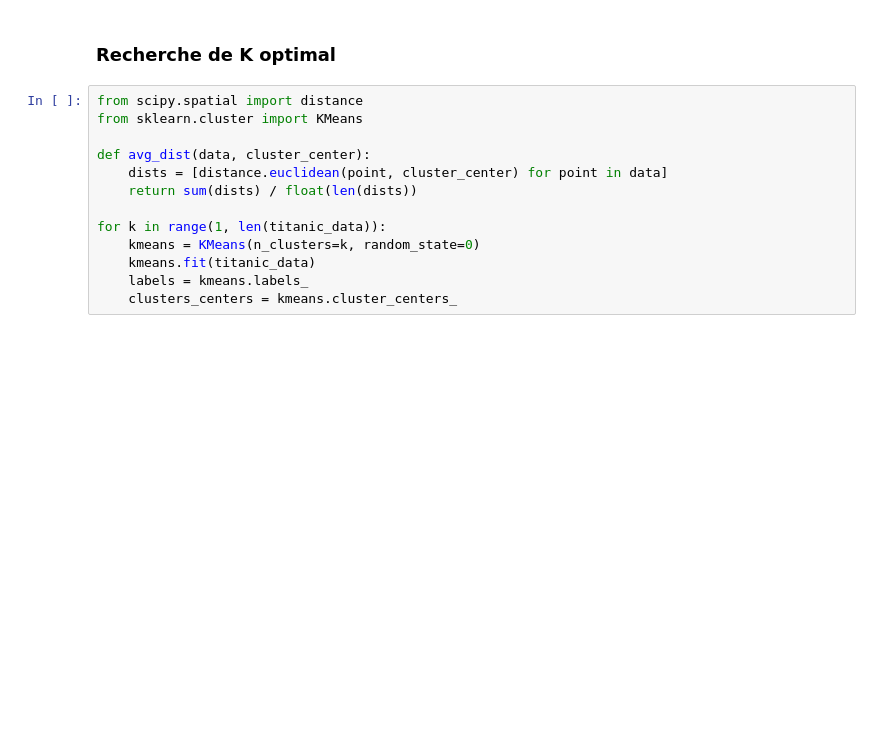
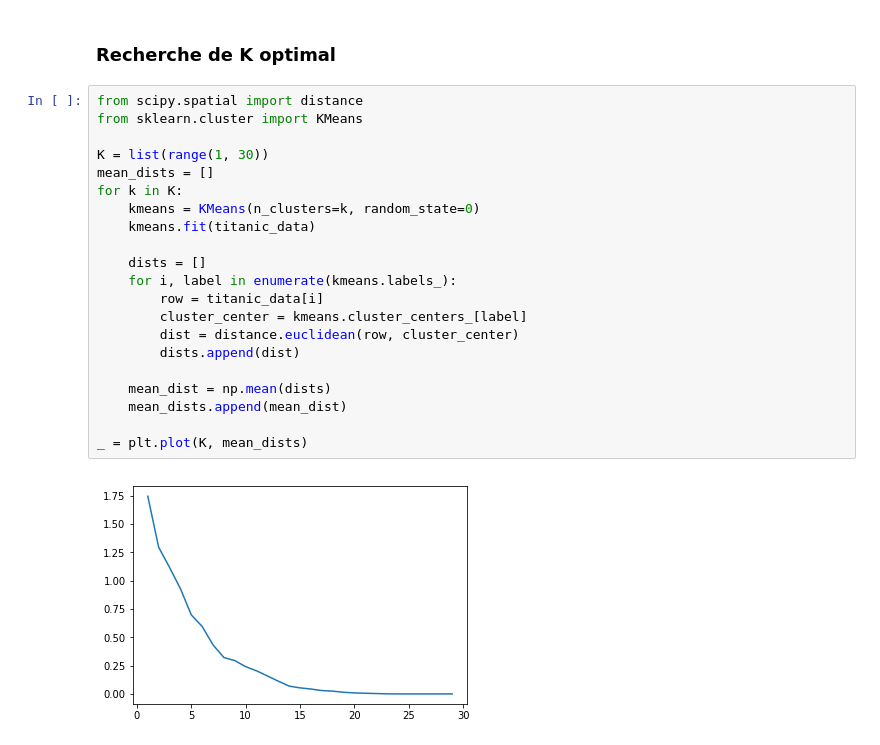
Before and after one commit to flodim/data_science, a Jupyter notebook: data_science.ipynb, the cells around one changed output. Saved outputs shown, nothing was run; the diff lists cells and outputs as text; blank space fills up the shorter version.

```diff
--- a/data_science.ipynb
+++ b/data_science.ipynb
@@ -70,13 +70,23 @@ _ = plt.colorbar()
 # %%
 from scipy.spatial import distance
 from sklearn.cluster import KMeans
 
-def avg_dist(data, cluster_center):
-    dists = [distance.euclidean(point, cluster_center) for point in data]
-    return sum(dists) / float(len(dists))
-
-for k in range(1, len(titanic_data)):
+K = list(range(1, 30))
+mean_dists = []
+for k in K:
     kmeans = KMeans(n_clusters=k, random_state=0)
     kmeans.fit(titanic_data)
-    labels = kmeans.labels_
-    clusters_centers = kmeans.cluster_centers_
+
+    dists = []
+    for i, label in enumerate(kmeans.labels_):
+        row = titanic_data[i]
+        cluster_center = kmeans.cluster_centers_[label]
+        dist = distance.euclidean(row, cluster_center)
+        dists.append(dist)
+
+    mean_dist = np.mean(dists)
+    mean_dists.append(mean_dist)
+
+_ = plt.plot(K, mean_dists)
+# %% [output]
+[figure, added]
```
